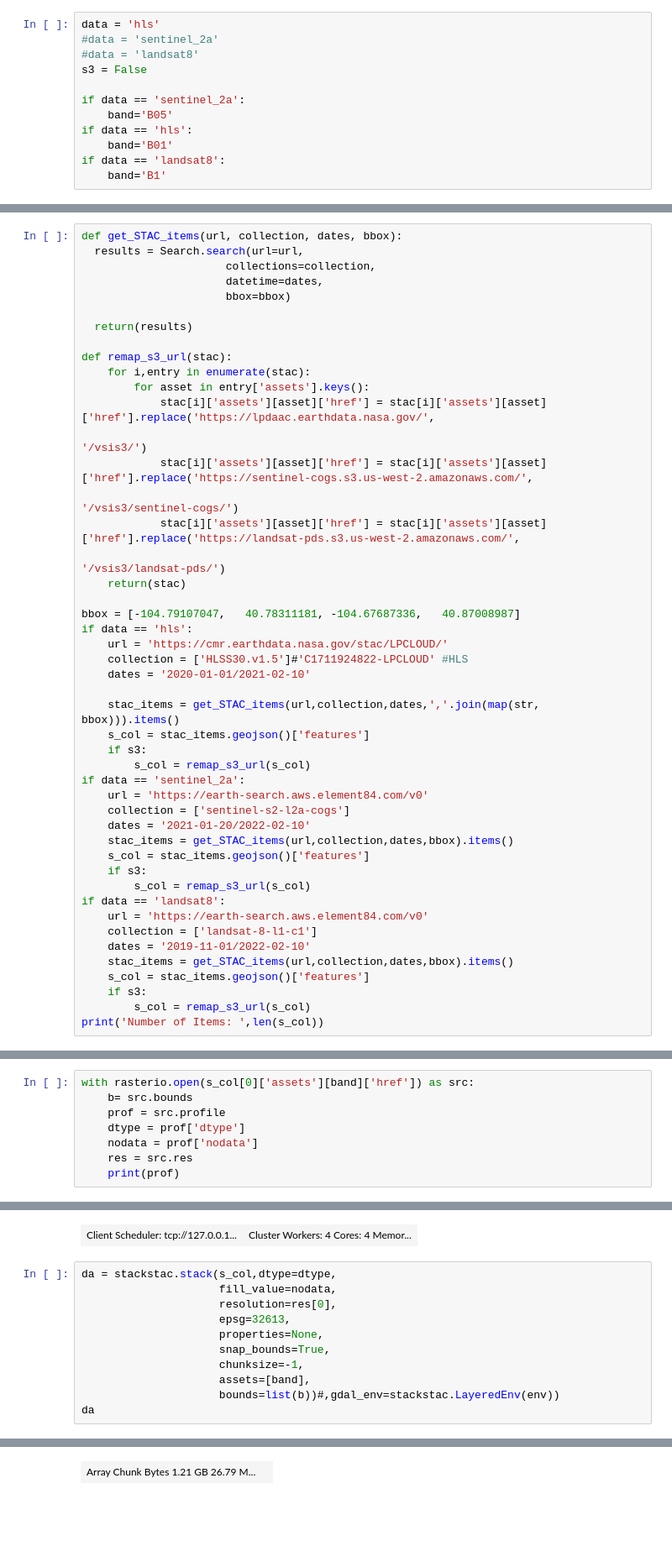
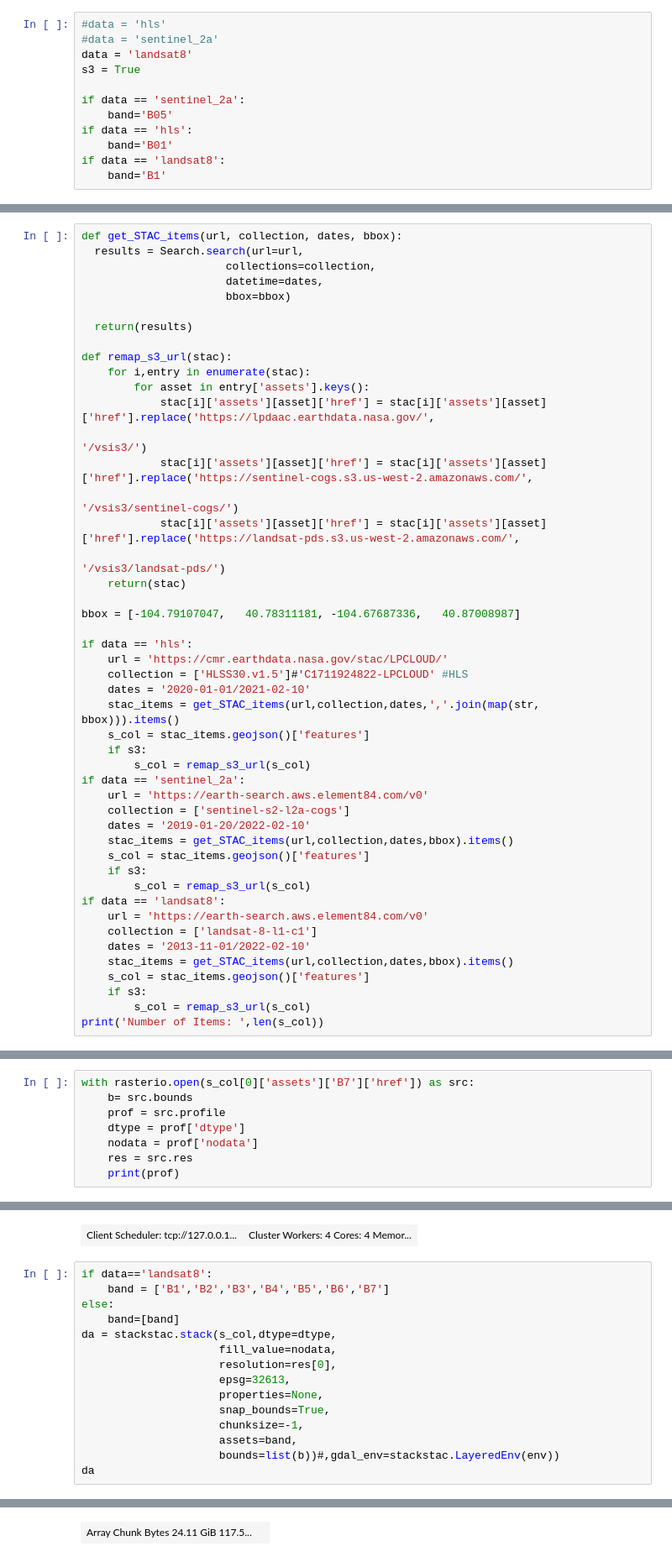
Before and after one commit to rmg55/CloudDAAC_Binders, a Jupyter notebook: s3_v_http.ipynb, the cells around one changed output, grey strips where cells are left out. Shown: that part at 84% size. Cells and saved outputs as stored; diff of their text form; blank space fills up the shorter version.

```diff
--- a/s3_v_http.ipynb
+++ b/s3_v_http.ipynb
@@ -9,8 +13,8 @@ from distributed import LocalCluster,Client
 # %%
-data = 'hls'
+#data = 'hls'
 #data = 'sentinel_2a'
-#data = 'landsat8'
-s3 = False
+data = 'landsat8'
+s3 = True
 
 if data == 'sentinel_2a':
     band='B05'
@@ -97,11 +103,11 @@ def remap_s3_url(stac):
     return(stac)
 
 bbox = [-104.79107047,   40.78311181, -104.67687336,   40.87008987]
+
 if data == 'hls':
     url = 'https://cmr.earthdata.nasa.gov/stac/LPCLOUD/'
     collection = ['HLSS30.v1.5']#'C1711924822-LPCLOUD' #HLS
     dates = '2020-01-01/2021-02-10'
-
     stac_items = get_STAC_items(url,collection,dates,','.join(map(str, bbox))).items()
     s_col = stac_items.geojson()['features']
     if s3:
@@ -109,7 +115,7 @@ if data == 'hls':
 if data == 'sentinel_2a':
     url = 'https://earth-search.aws.element84.com/v0'
     collection = ['sentinel-s2-l2a-cogs']
-    dates = '2021-01-20/2022-02-10'
+    dates = '2019-01-20/2022-02-10'
     stac_items = get_STAC_items(url,collection,dates,bbox).items()
     s_col = stac_items.geojson()['features']
     if s3:
@@ -117,7 +123,7 @@ if data == 'sentinel_2a':
 if data == 'landsat8':
     url = 'https://earth-search.aws.element84.com/v0'
     collection = ['landsat-8-l1-c1']
-    dates = '2019-11-01/2022-02-10'
+    dates = '2013-11-01/2022-02-10'
     stac_items = get_STAC_items(url,collection,dates,bbox).items()
     s_col = stac_items.geojson()['features']
     if s3:
@@ -128,5 +134,5 @@ Number of Items:  45
 # %%
-with rasterio.open(s_col[0]['assets'][band]['href']) as src:
+with rasterio.open(s_col[0]['assets']['B7']['href']) as src:
     b= src.bounds
     prof = src.profile
     dtype = prof['dtype']
@@ -144,6 +150,10 @@ cl
 # %% [output]
 | Client Scheduler: tcp://127.0.0.1... | Cluster Workers: 4 Cores: 4 Memor... |
 # %%
+if data=='landsat8':
+    band = ['B1','B2','B3','B4','B5','B6','B7']
+else:
+    band=[band]
 da = stackstac.stack(s_col,dtype=dtype,
                      fill_value=nodata,
                      resolution=res[0],
@@ -151,7 +161,7 @@ da = stackstac.stack(s_col,dtype=dtype,
                      properties=None,
                      snap_bounds=True,
                      chunksize=-1,
-                     assets=[band],
+                     assets=band,
                      bounds=list(b))#,gdal_env=stackstac.LayeredEnv(env))
 da
 # %% [output]
@@ -166 +176 @@ dask.array<chunksize=(1, 1, 3660, 3660), meta=np.ndarray>
-| Array Chunk Bytes 1.21 GB 26.79 M... |  |
+| Array Chunk Bytes 24.11 GiB 117.5... |  |
```
Also changed, not shown: parts of 9 cells of this notebook, 2 other files.
